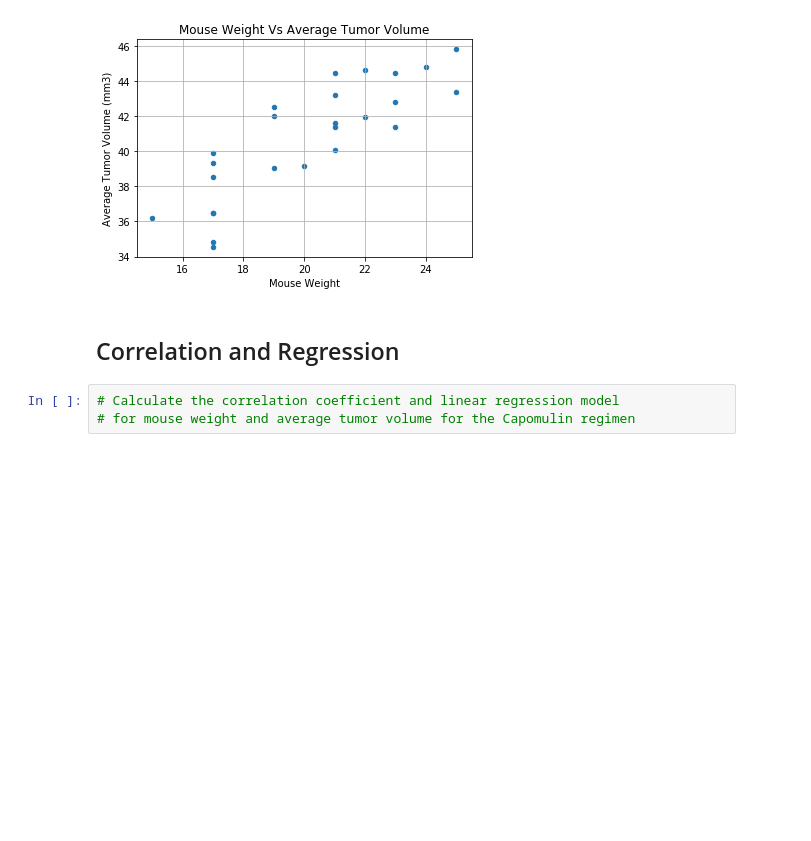
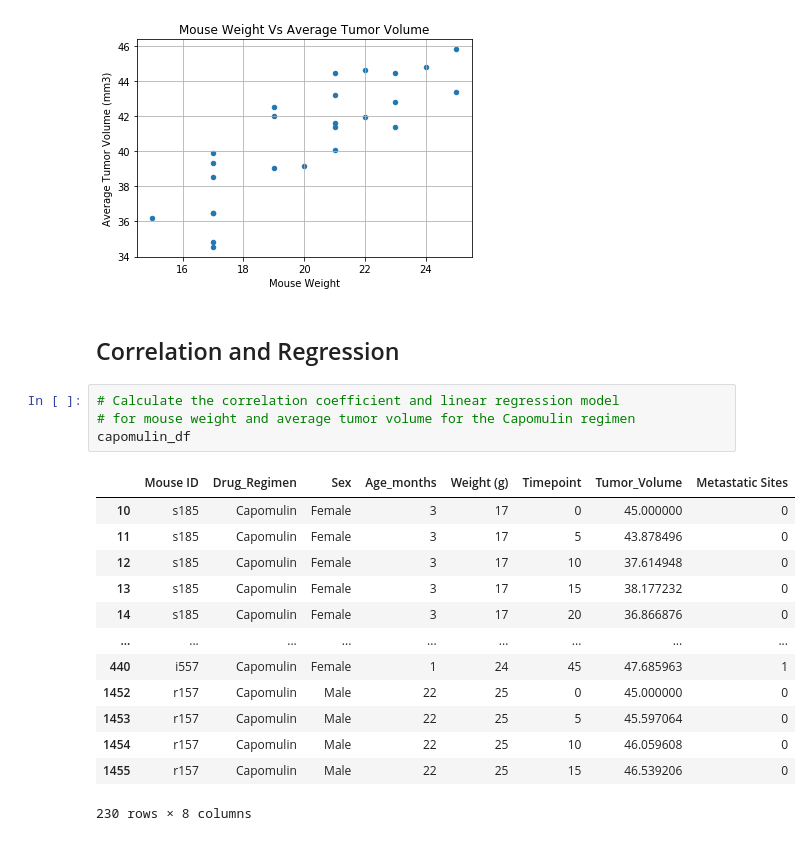
Before and after one commit to DanielDesmondUCD/matplotlib, a Jupyter notebook: Desktop/matplotlibhw/Pymaceuticals/pymaceuticals_starter.ipynb, the cells around one changed output. Saved outputs shown, nothing was run; the diff lists cells and outputs as text; blank space fills up the shorter version.

```diff
--- a/Desktop/matplotlibhw/Pymaceuticals/pymaceuticals_starter.ipynb
+++ b/Desktop/matplotlibhw/Pymaceuticals/pymaceuticals_starter.ipynb
@@ -313,3 +336,18 @@ plt.show()
 # %%
 # Calculate the correlation coefficient and linear regression model
 # for mouse weight and average tumor volume for the Capomulin regimen
+capomulin_df
+# %% [output]
+|  | Mouse ID | Drug_Regimen | Sex | Age_months | Weight (g) | Timepoint | Tumor_Volume | Metastatic Sites |
+| 10 | s185 | Capomulin | Female | 3 | 17 | 0 | 45.000000 | 0 |
+| 11 | s185 | Capomulin | Female | 3 | 17 | 5 | 43.878496 | 0 |
+| 12 | s185 | Capomulin | Female | 3 | 17 | 10 | 37.614948 | 0 |
+| 13 | s185 | Capomulin | Female | 3 | 17 | 15 | 38.177232 | 0 |
+| 14 | s185 | Capomulin | Female | 3 | 17 | 20 | 36.866876 | 0 |
+| ... | ... | ... | ... | ... | ... | ... | ... | ... |
+| 440 | i557 | Capomulin | Female | 1 | 24 | 45 | 47.685963 | 1 |
+| 1452 | r157 | Capomulin | Male | 22 | 25 | 0 | 45.000000 | 0 |
+| 1453 | r157 | Capomulin | Male | 22 | 25 | 5 | 45.597064 | 0 |
+| 1454 | r157 | Capomulin | Male | 22 | 25 | 10 | 46.059608 | 0 |
+| 1455 | r157 | Capomulin | Male | 22 | 25 | 15 | 46.539206 | 0 |
+230 rows × 8 columns
```
Also changed, not shown: parts of 4 cells of this notebook.
